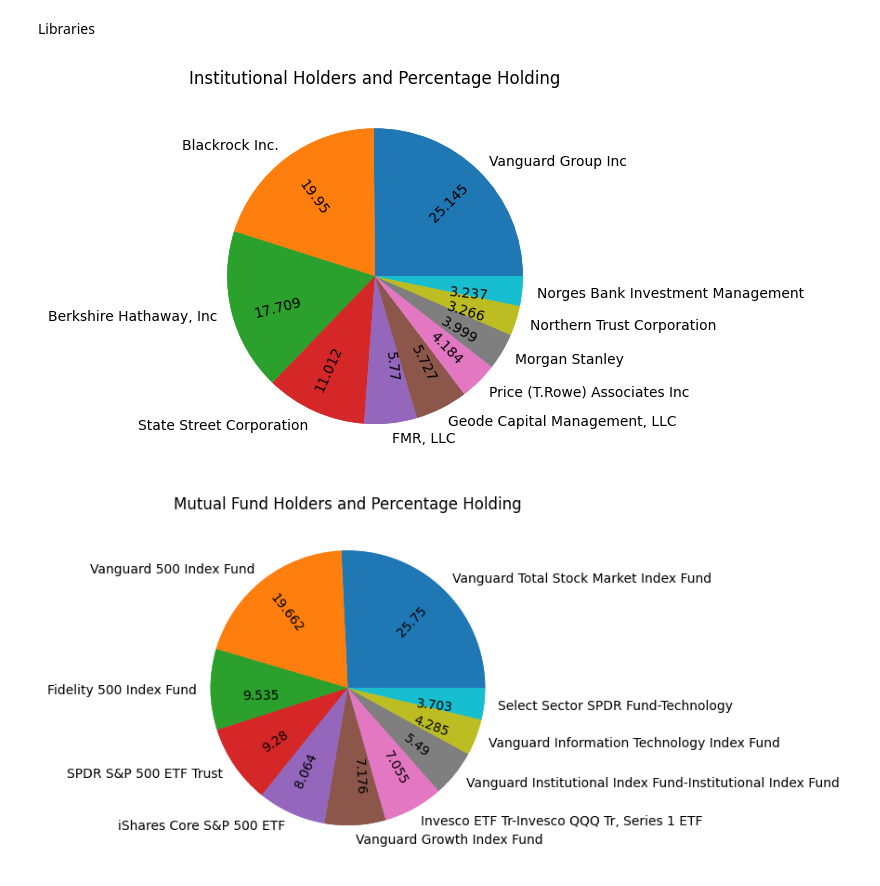
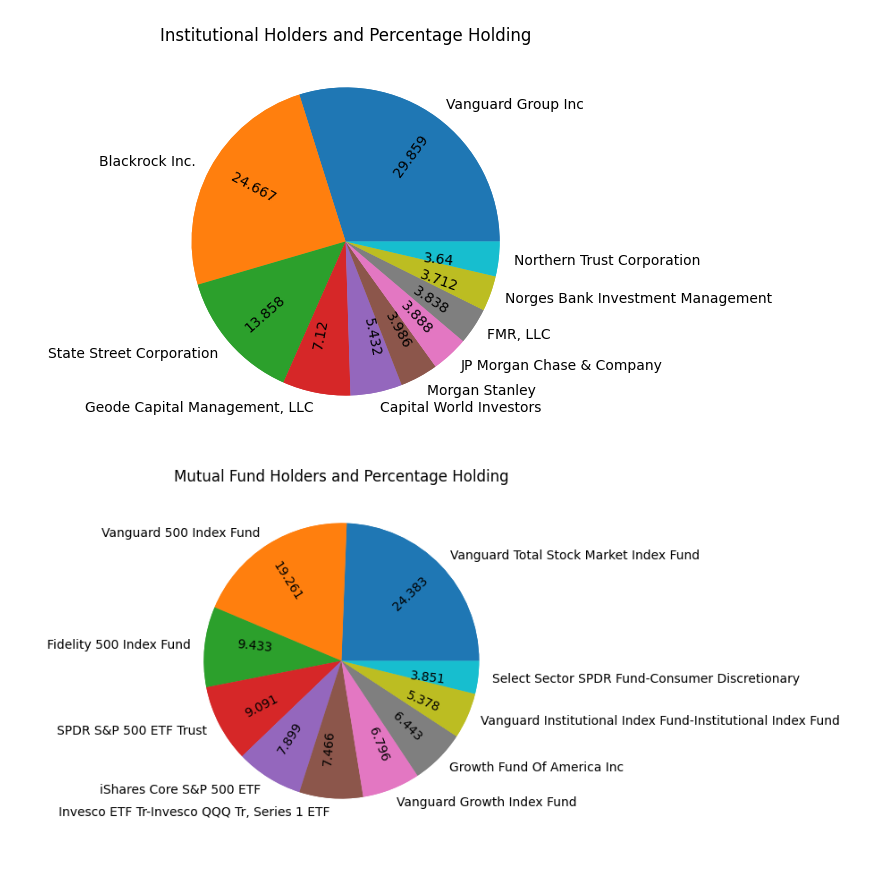
Before and after one commit to Robohrriday/MS499_IITGN_Finance_2024, a Jupyter notebook: ReportGenerator.ipynb, the cells around one changed output. Drawn from its saved outputs; the diff is of its cells as text; code cells hidden in the pictures.

```diff
--- a/ReportGenerator.ipynb
+++ b/ReportGenerator.ipynb
@@ -1,5 +1,3 @@
-# %% [markdown]
-Libraries
 # %%
 import numpy as np
 import pandas as pd
@@ -83,8 +201,8 @@ def getSymbolReport(symbol:str) -> str:
 # %%
-symbol = 'AAPL'
+symbol = 'TSLA'
 with open('Report.md','w') as file:
     file.write(getSymbolReport(symbol = symbol))
 file.close()
 # %% [output]
-[figure, old version]
+[figure, new version]
-[figure, old version]
+[figure, new version]
```
Also changed, not shown: parts of 4 cells of this notebook, 6 other files.
